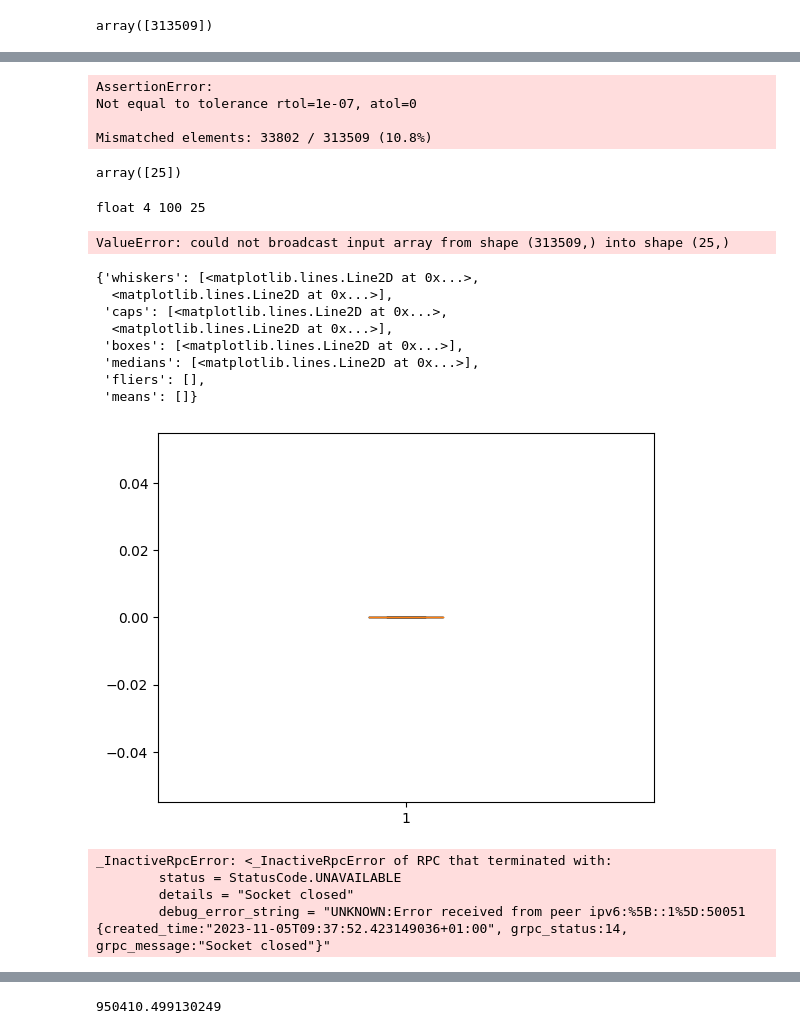
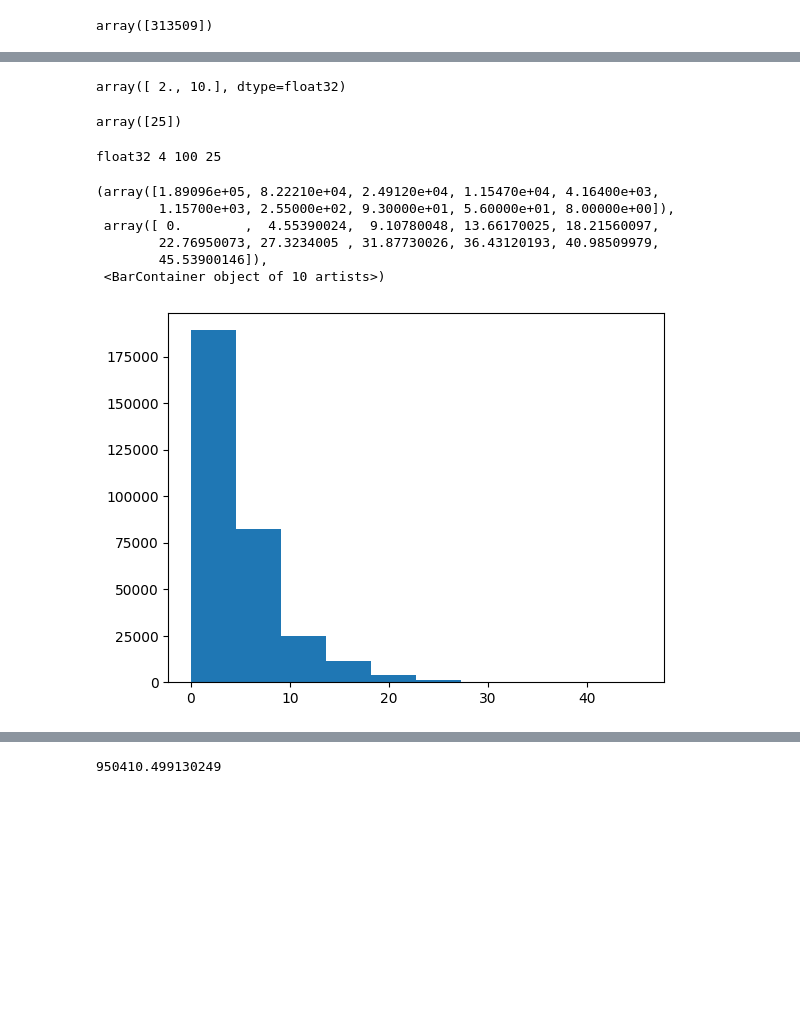
Before and after one commit to eWaterCycle/sfincs-bmi-server, a Jupyter notebook: example_notebook.ipynb, the cells around one changed output, grey strips where cells are left out. Drawn from its saved outputs; the diff is of its cells as text; code cells hidden in the pictures; blank space fills up the shorter version.

```diff
--- a/example_notebook.ipynb
+++ b/example_notebook.ipynb
@@ -160,0 +183,6 @@ array([313509])
+# %%
+model.get_value('tsrc', np.zeros(model.get_grid_shape(model.get_var_grid('tsrc'), np.empty(1, dtype=int)), dtype=np.float32))
+model.set_value('tsrc', np.array([2, 10], dtype=np.float32))
+model.get_value('tsrc', np.zeros(model.get_grid_shape(model.get_var_grid('tsrc'), np.empty(1, dtype=int)), dtype=np.float32))
+# %% [output]
+array([ 2., 10.], dtype=float32)
@@ -161,13 +193,8 @@ array([313509])
 # %%
-# Why is this not the same? NaN location mismatch?
-data1 = model.get_value('z_xz', np.zeros(shape[0], dtype=np.float32))
-data2 = model.get_value('z_xz', np.zeros(shape[0], dtype=np.float32))
-np.testing.assert_allclose(data1, data2)
+# Check consistency of return values
+attempt_1 = model.get_value('z_xz', np.zeros(shape[0], dtype=np.float32))
+attempt_2 = model.get_value('z_xz', np.zeros(shape[0], dtype=np.float32))
+np.testing.assert_allclose(attempt_1, attempt_2)
-# %% [output]
-AssertionError:
-Not equal to tolerance rtol=1e-07, atol=0
-
-Mismatched elements: 33802 / 313509 (10.8%)
 # %%
  model.get_grid_shape(1, np.empty(1, dtype=int))
 # %% [output]
@@ -180,27 +207,18 @@ print(
     total_size // item_size,
 )
 # %% [output]
-float 4 100 25
+float32 4 100 25
 # %%
-model.get_value('xsrc', np.zeros(25, dtype=np.float32))
+import matplotlib.pyplot as plt
+plt.hist(model.get_value('zs', np.zeros(shape[0], dtype=np.float32)))
 # %% [output]
-ValueError: could not broadcast input array from shape (313509,) into shape (25,)
+(array([1.89096e+05, 8.22210e+04, 2.49120e+04, 1.15470e+04, 4.16400e+03,
+        1.15700e+03, 2.55000e+02, 9.30000e+01, 5.60000e+01, 8.00000e+00]),
+ array([ 0.        ,  4.55390024,  9.10780048, 13.66170025, 18.21560097,
+        22.76950073, 27.3234005 , 31.87730026, 36.43120193, 40.98509979,
+        45.53900146]),
+ <BarContainer object of 10 artists>)
+[figure, added]
-# %%
-plt.boxplot(model.get_value('zs', np.zeros(shape[0], dtype=np.float32)), sym='')
-# %% [output]
-{'whiskers': [<matplotlib.lines.Line2D at 0x...>,
-  <matplotlib.lines.Line2D at 0x...>],
- 'caps': [<matplotlib.lines.Line2D at 0x...>,
-  <matplotlib.lines.Line2D at 0x...>],
- 'boxes': [<matplotlib.lines.Line2D at 0x...>],
- 'medians': [<matplotlib.lines.Line2D at 0x...>],
- 'fliers': [],
- 'means': []}
-[figure, removed]
 # %%
-model.get_value_at_indices('z_xz', np.array([0, 1, 2], dtype='int32'), np.zeros(3, dtype=np.float32))
+# model.get_value_at_indices('z_xz', np.array([0, 1, 2], dtype='int32'), np.zeros(3, dtype=np.float32))
+# segfault
-# %% [output]
-_InactiveRpcError: <_InactiveRpcError of RPC that terminated with:
-        status = StatusCode.UNAVAILABLE
-        details = "Socket closed"
-        debug_error_string = "UNKNOWN:Error received from peer ipv6:%5B::1%5D:50051 {created_time:"2023-11-05T09:37:52.423149036+01:00", grpc_status:14, grpc_message:"Socket closed"}"
```
Also changed, not shown: parts of 13 cells of this notebook.
